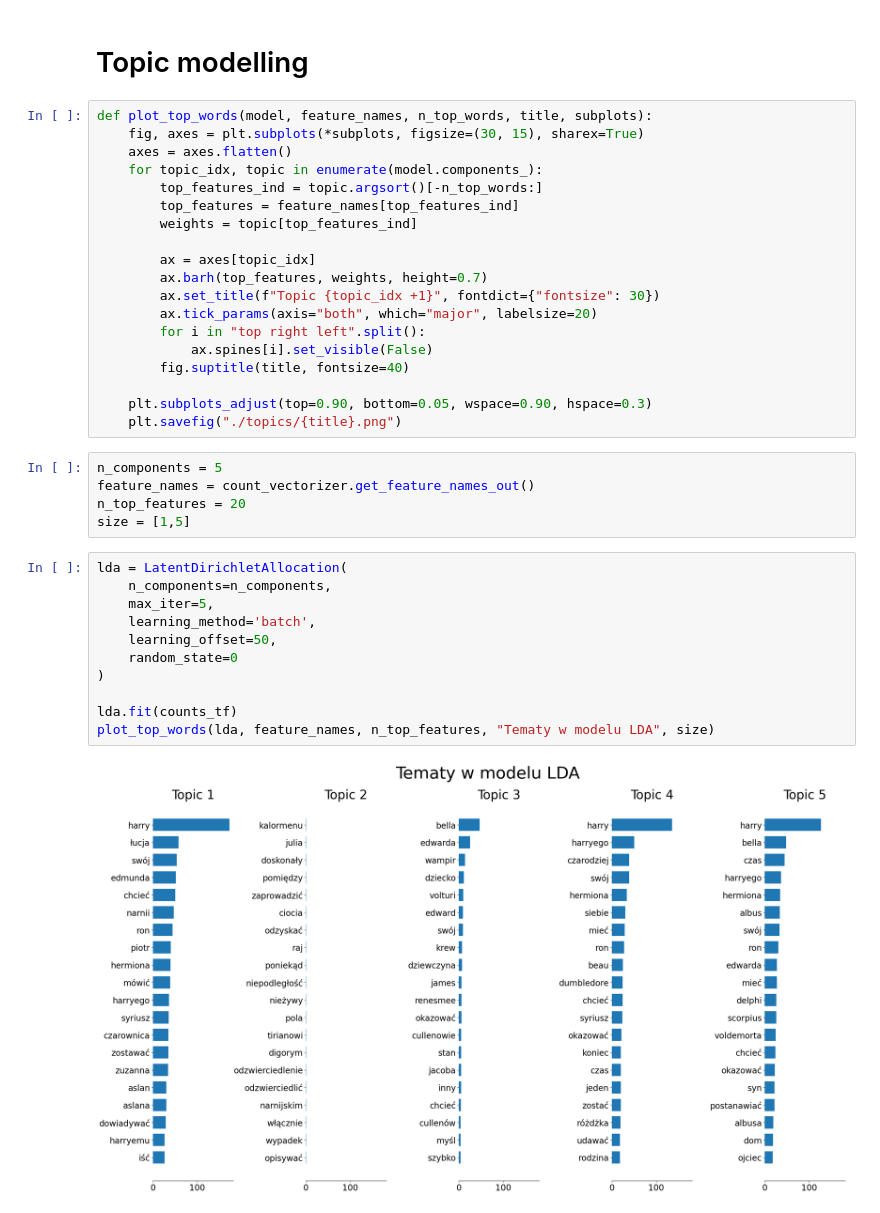
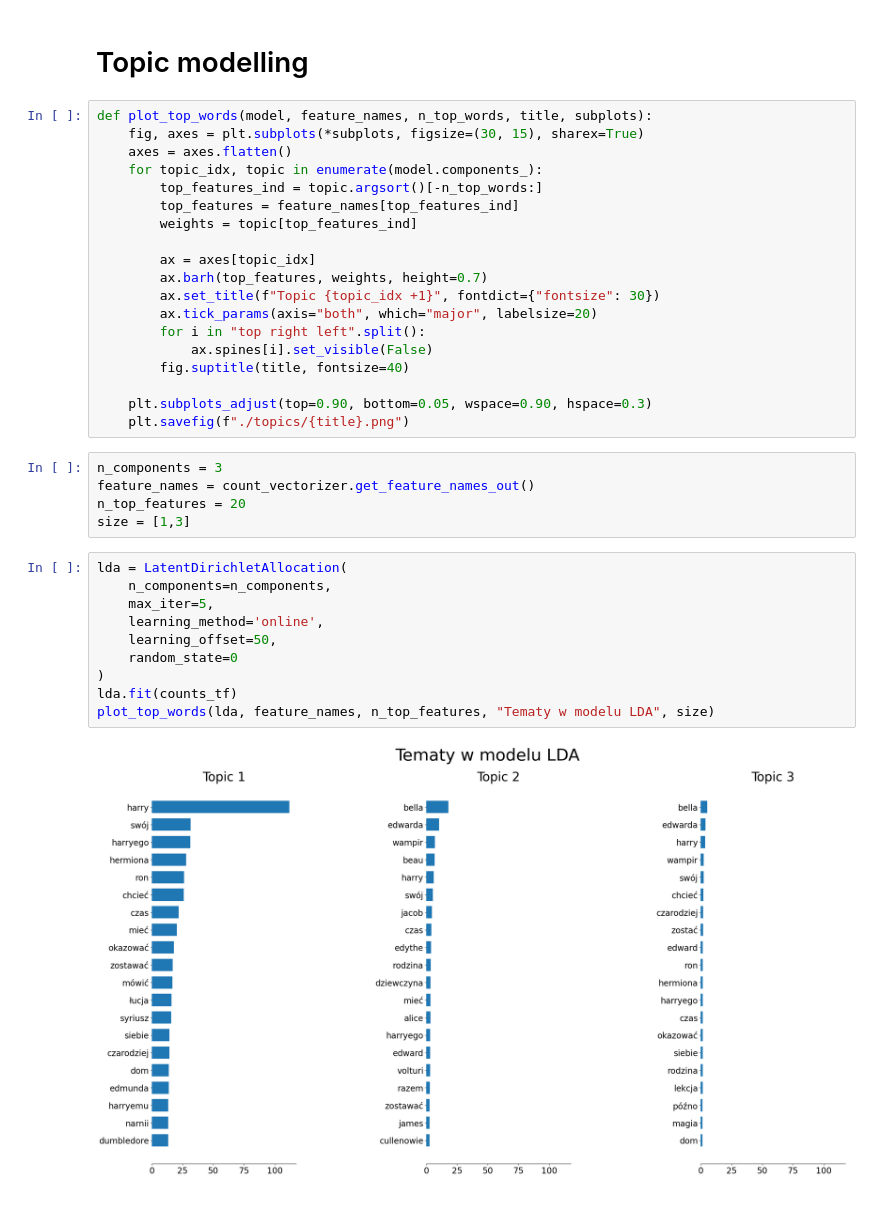
Before and after one commit to AnnaMalgorzata/Przetwarzanie-jezyka-naturalnego, a Jupyter notebook: text_mining.ipynb, the cells around one changed output. Saved outputs shown, nothing was run; the diff lists cells and outputs as text.

```diff
--- a/text_mining.ipynb
+++ b/text_mining.ipynb
@@ -230,25 +229,24 @@ def plot_top_words(model, feature_names, n_top_words, title, subplots):
         fig.suptitle(title, fontsize=40)
 
     plt.subplots_adjust(top=0.90, bottom=0.05, wspace=0.90, hspace=0.3)
-    plt.savefig("./topics/{title}.png")
+    plt.savefig(f"./topics/{title}.png")
 # %%
-n_components = 5
+n_components = 3
 feature_names = count_vectorizer.get_feature_names_out()
 n_top_features = 20
-size = [1,5]
+size = [1,3]
 # %%
 lda = LatentDirichletAllocation(
     n_components=n_components,
     max_iter=5,
-    learning_method='batch',
+    learning_method='online',
     learning_offset=50,
     random_state=0
 )
-
 lda.fit(counts_tf)
 plot_top_words(lda, feature_names, n_top_features, "Tematy w modelu LDA", size)
 # %% [output]
-[figure, old version]
+[figure, new version]
 # %%
 nmf_fm = NMF(
     n_components = n_components,
```
Also changed, not shown: parts of 20 cells of this notebook, 26 other files.
